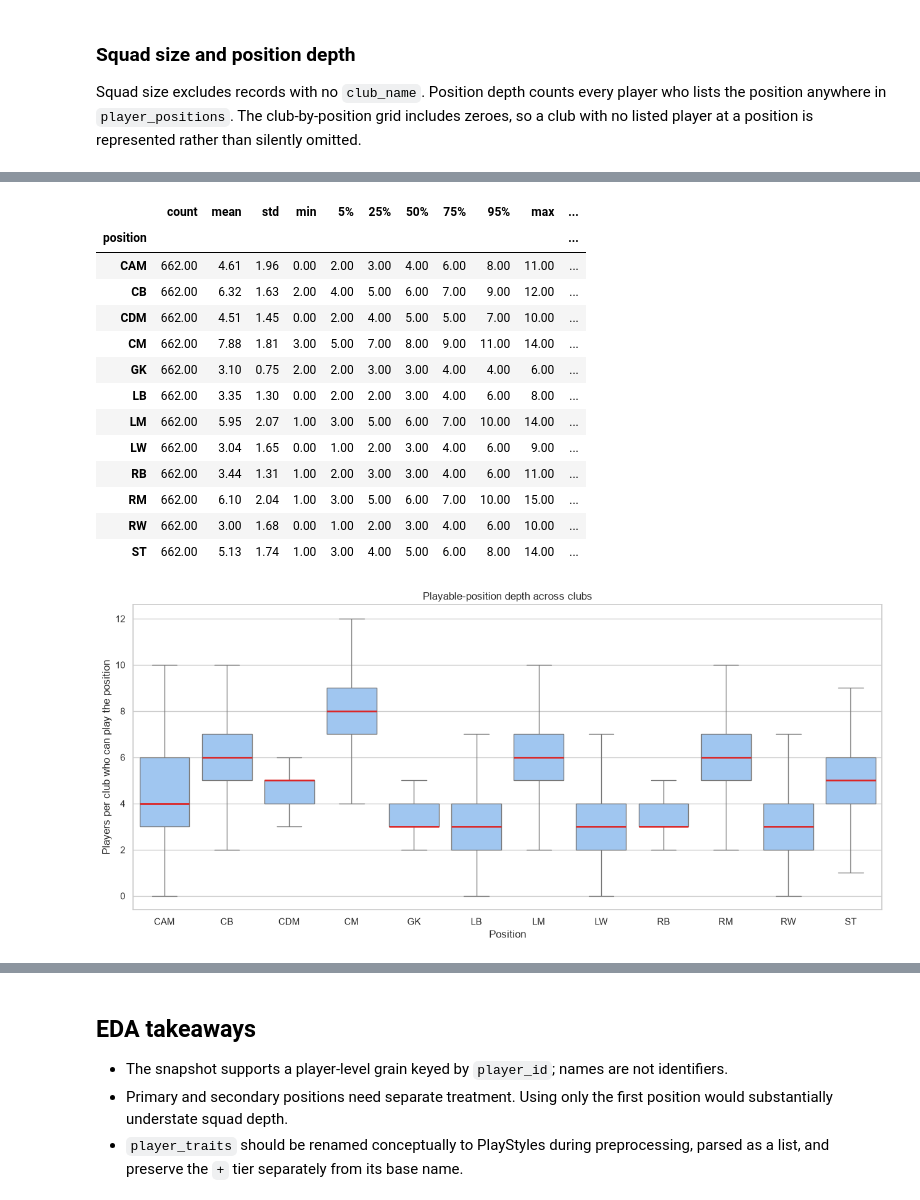
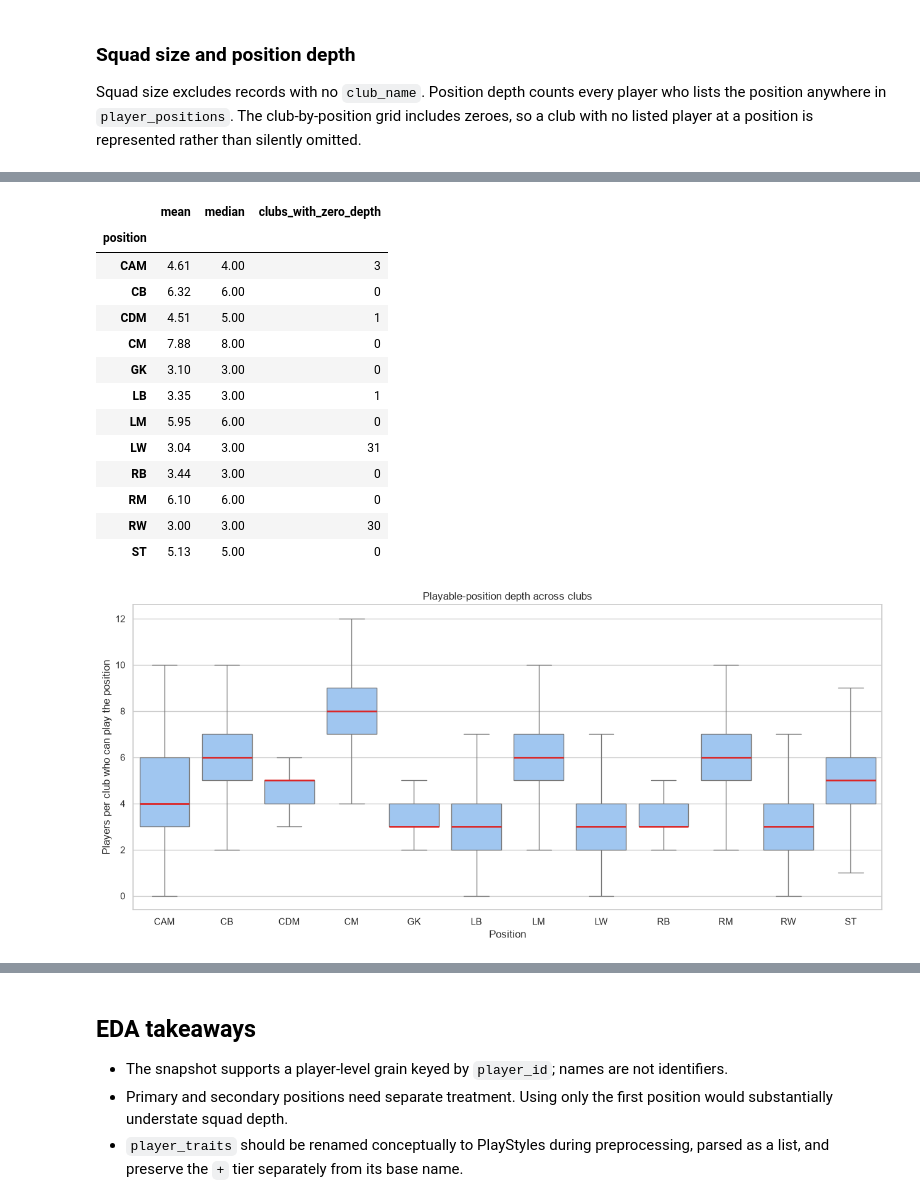
Before and after one commit to brandonwu694/EA_FC_CM_Recommender, a Jupyter notebook: notebooks/fc26_player_eda.ipynb, the cells around one changed output, grey strips where cells are left out. Drawn from its saved outputs; the diff is of its cells as text; code cells hidden in the pictures.

```diff
--- a/notebooks/fc26_player_eda.ipynb
+++ b/notebooks/fc26_player_eda.ipynb
@@ -18,10 +18,10 @@ import matplotlib.pyplot as plt
 import numpy as np
 import pandas as pd
 import seaborn as sns
-from IPython.display import display
+from IPython.display import HTML, display
 
 pd.set_option("display.max_columns", 120)
-pd.set_option("display.max_rows", 120)
+pd.set_option("display.max_rows", 20)
 pd.set_option("display.float_format", lambda value: f"{value:,.2f}")
 sns.set_theme(style="whitegrid", context="notebook")
 
@@ -604,46 +556,49 @@ plt.show()
 # %%
 club_positions = (
     players.loc[players["club_name"].notna(), ["player_id", "club_name", "player_positions"]]
     .assign(position=lambda data: data["player_positions"].str.split(","))
     .explode("position")
 )
 club_positions["position"] = club_positions["position"].str.strip()
 position_depth = (
     club_positions.groupby(["club_name", "position"])["player_id"].nunique()
     .unstack(fill_value=0)
     .reindex(columns=sorted(expected_positions))
 )
 depth_summary = position_depth.describe(percentiles=[0.05, 0.25, 0.5, 0.75, 0.95]).T
 depth_summary["clubs_with_zero_depth"] = position_depth.eq(0).sum()
-display(depth_summary)
+display(
+    depth_summary[["mean", "50%", "clubs_with_zero_depth"]]
+    .rename(columns={"50%": "median"})
+)
 
 position_depth_long = (
     position_depth.rename_axis("club_name").reset_index()
     .melt(id_vars="club_name", var_name="position", value_name="players")
 )
 plt.figure(figsize=(13, 6))
 sns.boxplot(
     data=position_depth_long, x="position", y="players",
     showfliers=False, color="#93c5fd", medianprops={"color": "#dc2626", "linewidth": 2}
 )
 plt.title("Playable-position depth across clubs")
 plt.xlabel("Position")
 plt.ylabel("Players per club who can play the position")
 plt.tight_layout()
 plt.show()
 # %% [output]
-|  | count | mean | std | min | 5% | 25% | 50% | 75% | 95% | max | ... |
-| position |  |  |  |  |  |  |  |  |  |  | ... |
-| CAM | 662.00 | 4.61 | 1.96 | 0.00 | 2.00 | 3.00 | 4.00 | 6.00 | 8.00 | 11.00 | ... |
-| CB | 662.00 | 6.32 | 1.63 | 2.00 | 4.00 | 5.00 | 6.00 | 7.00 | 9.00 | 12.00 | ... |
-| CDM | 662.00 | 4.51 | 1.45 | 0.00 | 2.00 | 4.00 | 5.00 | 5.00 | 7.00 | 10.00 | ... |
-| CM | 662.00 | 7.88 | 1.81 | 3.00 | 5.00 | 7.00 | 8.00 | 9.00 | 11.00 | 14.00 | ... |
-| GK | 662.00 | 3.10 | 0.75 | 2.00 | 2.00 | 3.00 | 3.00 | 4.00 | 4.00 | 6.00 | ... |
-| LB | 662.00 | 3.35 | 1.30 | 0.00 | 2.00 | 2.00 | 3.00 | 4.00 | 6.00 | 8.00 | ... |
-| LM | 662.00 | 5.95 | 2.07 | 1.00 | 3.00 | 5.00 | 6.00 | 7.00 | 10.00 | 14.00 | ... |
-| LW | 662.00 | 3.04 | 1.65 | 0.00 | 1.00 | 2.00 | 3.00 | 4.00 | 6.00 | 9.00 | ... |
-| RB | 662.00 | 3.44 | 1.31 | 1.00 | 2.00 | 3.00 | 3.00 | 4.00 | 6.00 | 11.00 | ... |
-| RM | 662.00 | 6.10 | 2.04 | 1.00 | 3.00 | 5.00 | 6.00 | 7.00 | 10.00 | 15.00 | ... |
-| RW | 662.00 | 3.00 | 1.68 | 0.00 | 1.00 | 2.00 | 3.00 | 4.00 | 6.00 | 10.00 | ... |
-| ST | 662.00 | 5.13 | 1.74 | 1.00 | 3.00 | 4.00 | 5.00 | 6.00 | 8.00 | 14.00 | ... |
+|  | mean | median | clubs_with_zero_depth |
+| position |  |  |  |
+| CAM | 4.61 | 4.00 | 3 |
+| CB | 6.32 | 6.00 | 0 |
+| CDM | 4.51 | 5.00 | 1 |
+| CM | 7.88 | 8.00 | 0 |
+| GK | 3.10 | 3.00 | 0 |
+| LB | 3.35 | 3.00 | 1 |
+| LM | 5.95 | 6.00 | 0 |
+| LW | 3.04 | 3.00 | 31 |
+| RB | 3.44 | 3.00 | 0 |
+| RM | 6.10 | 6.00 | 0 |
+| RW | 3.00 | 3.00 | 30 |
+| ST | 5.13 | 5.00 | 0 |
 [figure]
```
Also changed, not shown: parts of 11 cells of this notebook.
